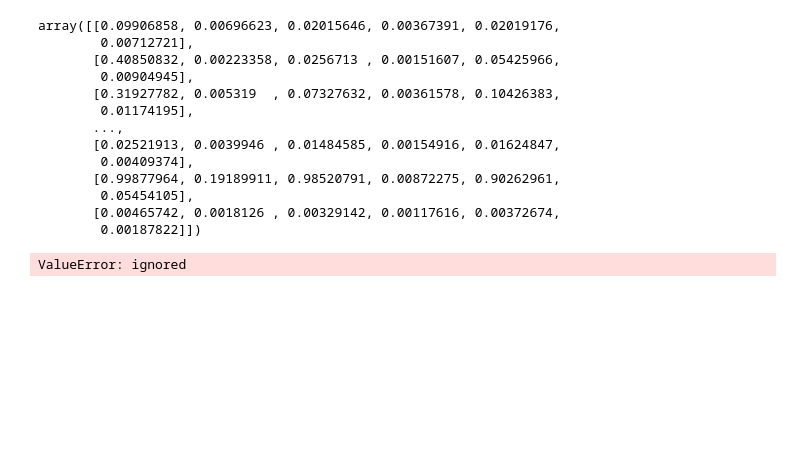
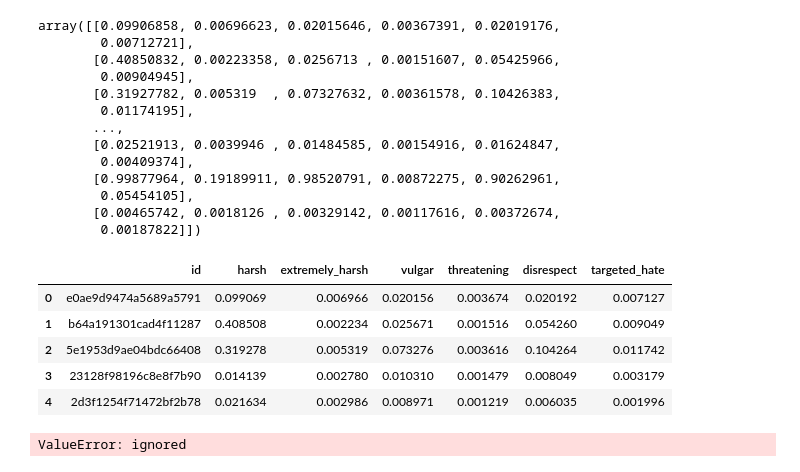
Before and after one commit to mayankchadha16/Why-so-Harsh, a Jupyter notebook: Clones.ipynb, the cells around one changed output. Saved outputs shown, nothing was run; the diff lists cells and outputs as text; code cells hidden in the pictures; blank space fills up the shorter version.

Commit message:
add create and export output scheme,  markdown changes

```diff
--- a/Clones.ipynb
+++ b/Clones.ipynb
@@ -465,3 +465,7 @@ array([[0.09906858, 0.00696623, 0.02015646, 0.00367391, 0.02019176,
         0.05454105],
        [0.00465742, 0.0018126 , 0.00329142, 0.00117616, 0.00372674,
         0.00187822]])
+# %%
+df_export = pd.DataFrame(data=Y_test_pred_prob, columns=["harsh", "extremely_harsh","vulgar","threatening","disrespect","targeted_hate"])
+# %%
+df_export.insert(loc=0, column='id', value=df_test['id'])
@@ -467,0 +474,9 @@ array([[0.09906858, 0.00696623, 0.02015646, 0.00367391, 0.02019176,
+# %%
+df_export.head()
+# %% [output]
+|  | id | harsh | extremely_harsh | vulgar | threatening | disrespect | targeted_hate |
+| 0 | e0ae9d9474a5689a5791 | 0.099069 | 0.006966 | 0.020156 | 0.003674 | 0.020192 | 0.007127 |
+| 1 | b64a191301cad4f11287 | 0.408508 | 0.002234 | 0.025671 | 0.001516 | 0.054260 | 0.009049 |
+| 2 | 5e1953d9ae04bdc66408 | 0.319278 | 0.005319 | 0.073276 | 0.003616 | 0.104264 | 0.011742 |
+| 3 | 23128f98196c8e8f7b90 | 0.014139 | 0.002780 | 0.010310 | 0.001479 | 0.008049 | 0.003179 |
+| 4 | 2d3f1254f71472bf2b78 | 0.021634 | 0.002986 | 0.008971 | 0.001219 | 0.006035 | 0.001996 |
```
Also changed, not shown: parts of 5 cells of this notebook.
